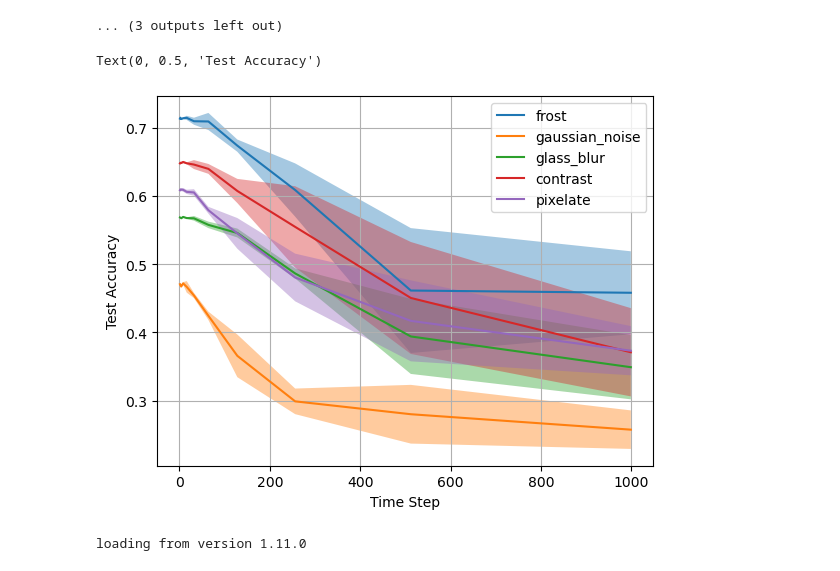
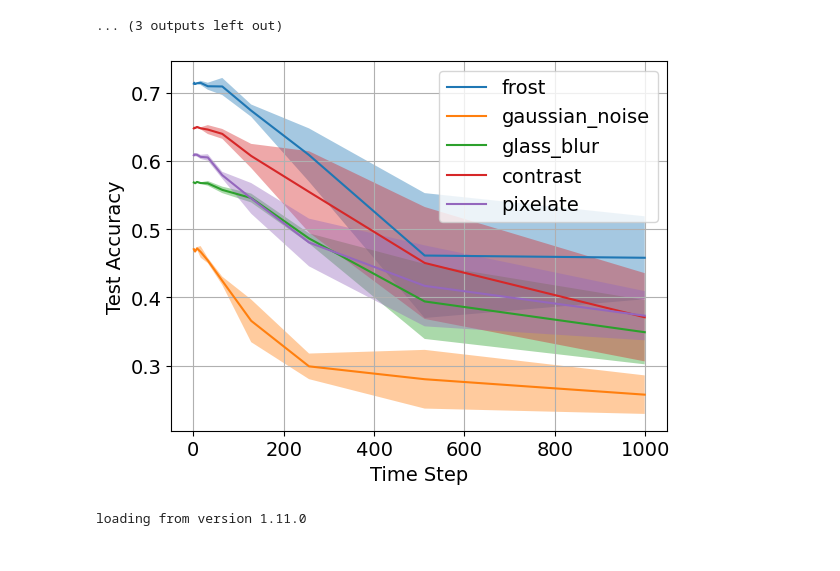
Before and after one commit to Geffen-Cooper/GenAIProject, a Jupyter notebook: Diffusion/viz.ipynb, the cells around one changed output. Saved outputs shown, nothing was run; the diff lists cells and outputs as text; code cells hidden in the pictures.

```diff
--- a/Diffusion/viz.ipynb
+++ b/Diffusion/viz.ipynb
@@ -104,17 +102,21 @@ accs = np.load("accs_add_noise.npy")
+# %%
+accs = np.load("accs_add_noise.npy")
+corrs = ["frost", "gaussian_noise", "glass_blur", "contrast", "pixelate"]
+ts = np.array([1,2,4,8,16,32,64,128,256,512,999])
 # %%
 fig,ax = plt.subplots(1,1)
 for corr_i, corr in enumerate(corrs):
     mean_acc = accs[corr_i,:,:].mean(axis=0)
     std_acc = accs[corr_i,:,:].std(axis=0)
     ax.plot(ts,mean_acc,label=corr)
     ax.fill_between(ts,mean_acc-std_acc,mean_acc+std_acc,alpha=0.4)
-ax.legend()
+ax.legend(fontsize=14)
 ax.grid()
-ax.set_xlabel("Time Step")
-ax.set_ylabel("Test Accuracy")
+ax.set_xlabel("Time Step",fontsize=14)
+ax.set_ylabel("Test Accuracy",fontsize=14)
+plt.tick_params(axis='both', which='major', labelsize=14)
 # %% [output]
-Text(0, 0.5, 'Test Accuracy')
-[figure, old version]
+[figure, new version]
 # %%
 fig.savefig('cos.pdf')
 # %%
```
Also changed, not shown: parts of 1 cell of this notebook, 20 other files.
